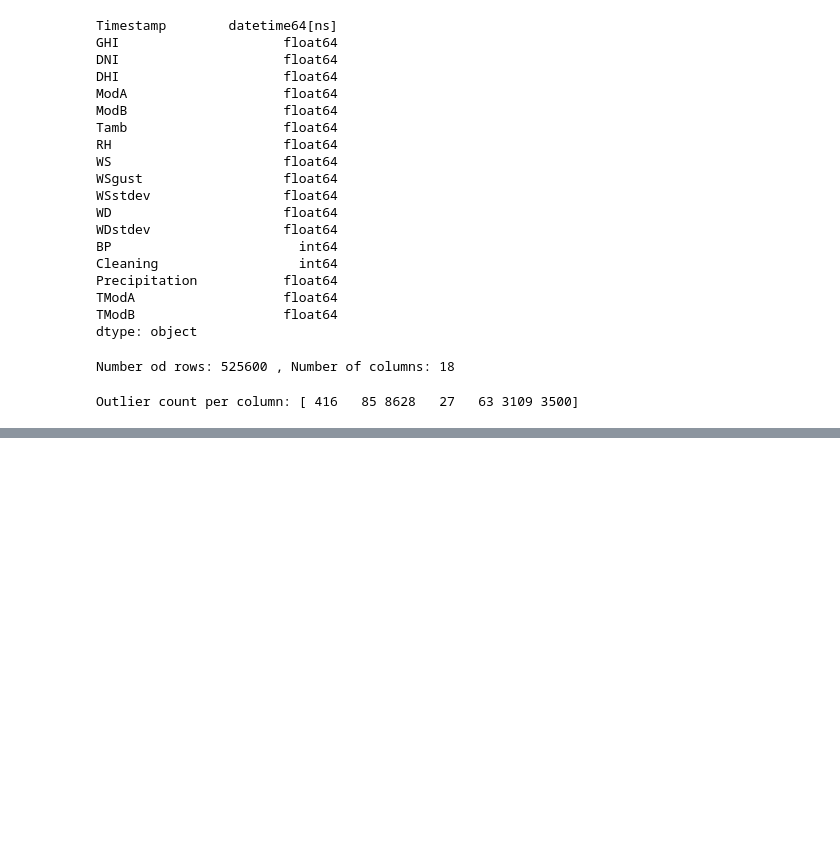
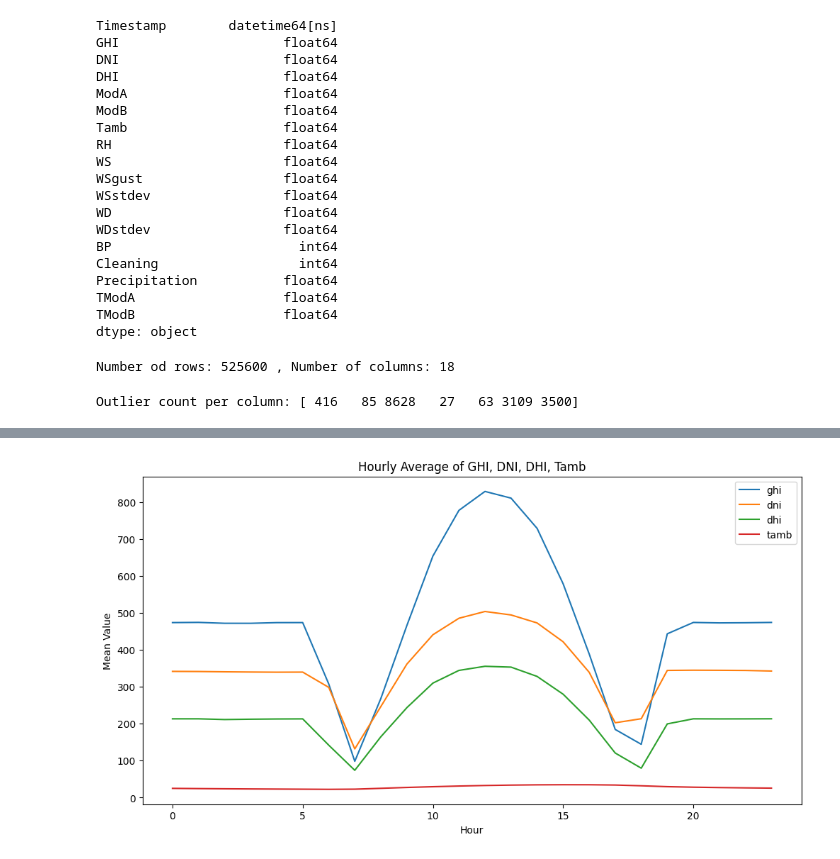
Before and after one commit to tsegabogale24/solar-challenge-week1, a Jupyter notebook: notebooks/benin_eda.ipynb, the cells around one changed output, grey strips where cells are left out. Saved outputs shown, nothing was run; the diff lists cells and outputs as text; code cells hidden in the pictures; blank space fills up the shorter version.

```diff
--- a/notebooks/benin_eda.ipynb
+++ b/notebooks/benin_eda.ipynb
@@ -296,0 +375,8 @@ df.to_csv('./../data/benin-malanville_clean.csv')
+# %%
+hourly_avg = df.groupby('Hour')[['ghi', 'dni', 'dhi', 'tamb']].mean()
+hourly_avg.plot(figsize=(12,6))
+plt.title('Hourly Average of GHI, DNI, DHI, Tamb')
+plt.ylabel('Mean Value')
+plt.show()
+# %% [output]
+[figure, added]
```
Also changed, not shown: parts of 14 cells of this notebook.
